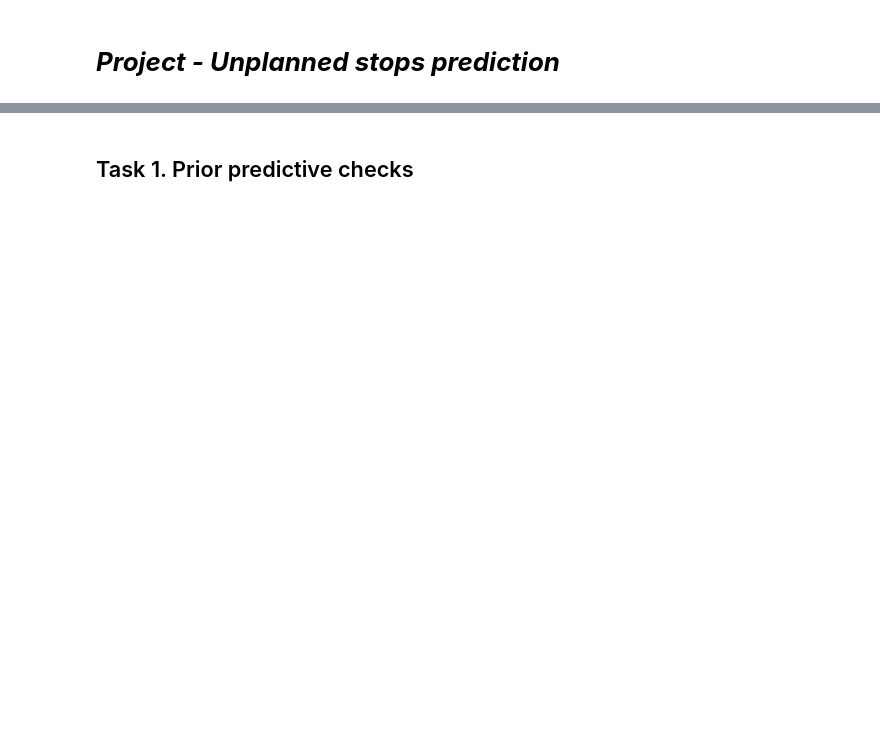
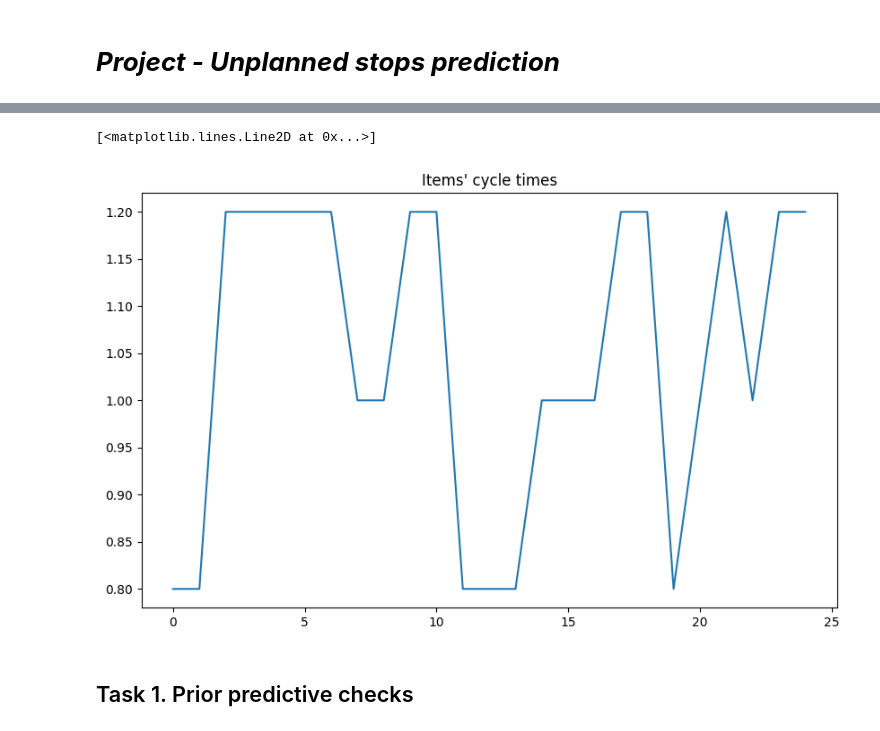
Before and after one commit to Artur-Mzyk/Data-Analytics, a Jupyter notebook: Project/review.ipynb, the cells around one changed output, grey strips where cells are left out. Drawn from its saved outputs; the diff is of its cells as text; code cells hidden in the pictures; blank space fills up the shorter version.

```diff
--- a/Project/review.ipynb
+++ b/Project/review.ipynb
@@ -16,0 +71,3 @@ REFRESH = 1000
+# %%
+cycle_times=pd.read_csv('cycle_times.csv',delimiter=';')
+cycle_times.head()
@@ -17,3 +81,10 @@ REFRESH = 1000
+# %%
+plt.figure(figsize=(10, 6))
+plt.title('Items\' cycle times')
+plt.plot(cycle_times['cycle_time_s'])
+# %% [output]
+[<matplotlib.lines.Line2D at 0x...>]
+[figure, added]
 # %% [markdown]
 ## Task 1. Prior predictive checks
 # %%
```
Also changed, not shown: parts of 30 cells of this notebook.
